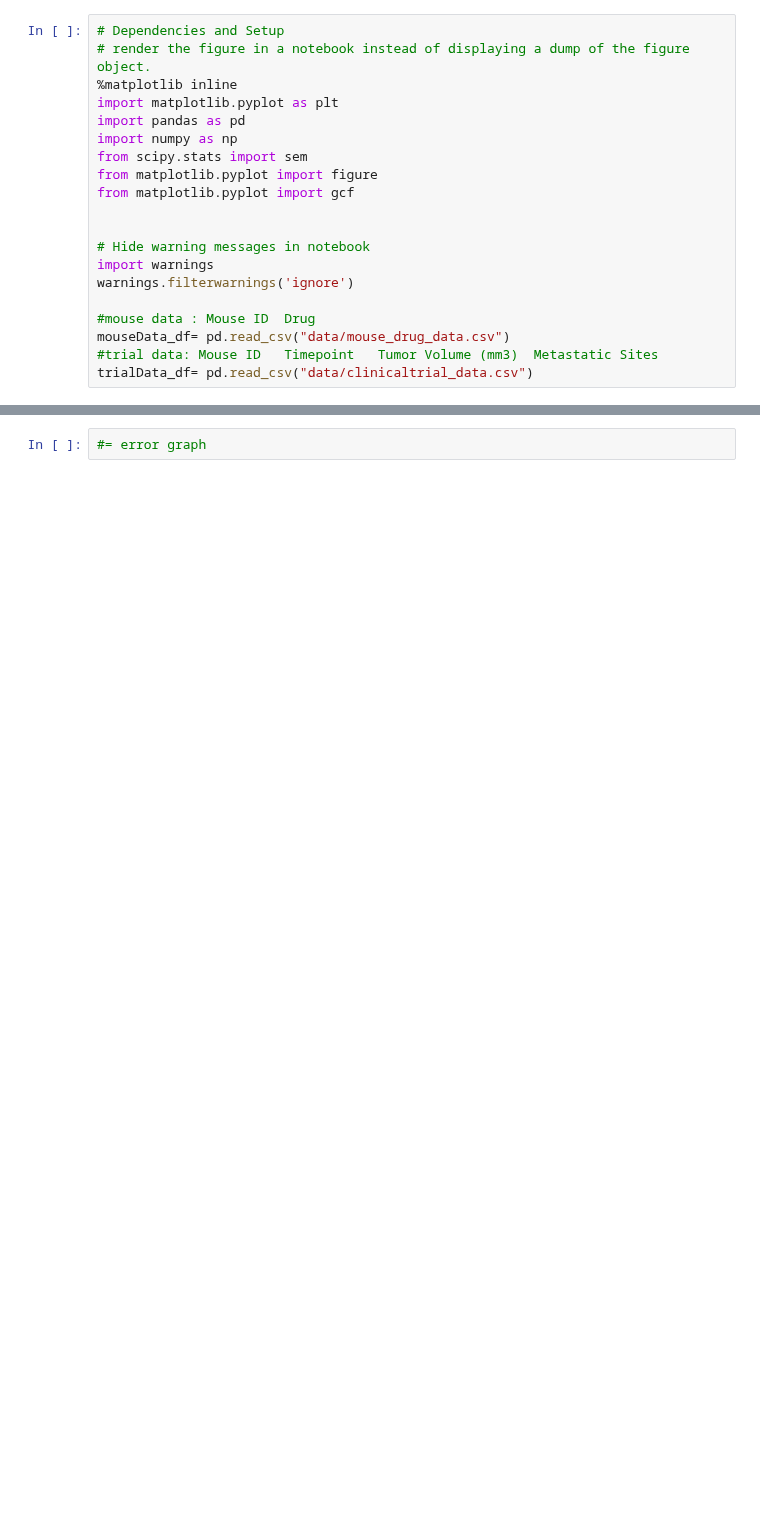
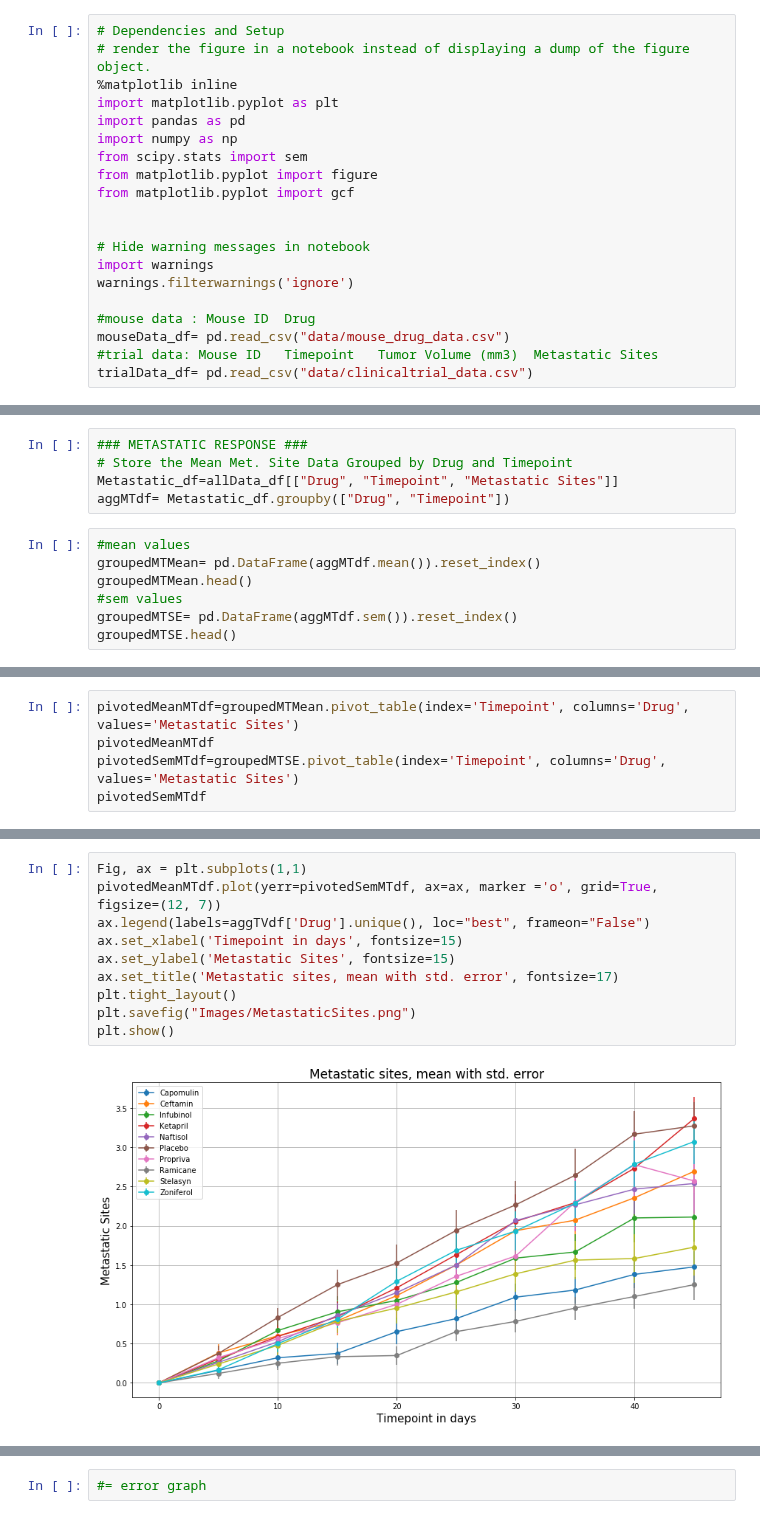
Before and after one commit to hvannia/Pymaceutical, a Jupyter notebook: pymaceuticals.ipynb, the cells around one changed output, grey strips where cells are left out. Drawn from its saved outputs; the diff is of its cells as text; blank space fills up the shorter version.

```diff
--- a/pymaceuticals.ipynb
+++ b/pymaceuticals.ipynb
@@ -76,0 +76,12 @@ psdf.head()
+# %%
+### METASTATIC RESPONSE ###
+# Store the Mean Met. Site Data Grouped by Drug and Timepoint
+Metastatic_df=allData_df[["Drug", "Timepoint", "Metastatic Sites"]]
+aggMTdf= Metastatic_df.groupby(["Drug", "Timepoint"])
+# %%
+#mean values
+groupedMTMean= pd.DataFrame(aggMTdf.mean()).reset_index()
+groupedMTMean.head()
+#sem values
+groupedMTSE= pd.DataFrame(aggMTdf.sem()).reset_index()
+groupedMTSE.head()
@@ -76,0 +95,5 @@ psdf.head()
+# %%
+pivotedMeanMTdf=groupedMTMean.pivot_table(index='Timepoint', columns='Drug', values='Metastatic Sites')
+pivotedMeanMTdf
+pivotedSemMTdf=groupedMTSE.pivot_table(index='Timepoint', columns='Drug', values='Metastatic Sites')
+pivotedSemMTdf
@@ -77 +113,13 @@ psdf.head()
+# %%
+Fig, ax = plt.subplots(1,1)
+pivotedMeanMTdf.plot(yerr=pivotedSemMTdf, ax=ax, marker ='o', grid=True, figsize=(12, 7))
+ax.legend(labels=aggTVdf['Drug'].unique(), loc="best", frameon="False")
+ax.set_xlabel('Timepoint in days', fontsize=15)
+ax.set_ylabel('Metastatic Sites', fontsize=15)
+ax.set_title('Metastatic sites, mean with std. error', fontsize=17)
+plt.tight_layout()
+plt.savefig("Images/MetastaticSites.png")
+plt.show()
+# %% [output]
+[figure, added]
 # %%
```
Also changed, not shown: parts of 11 cells of this notebook.
